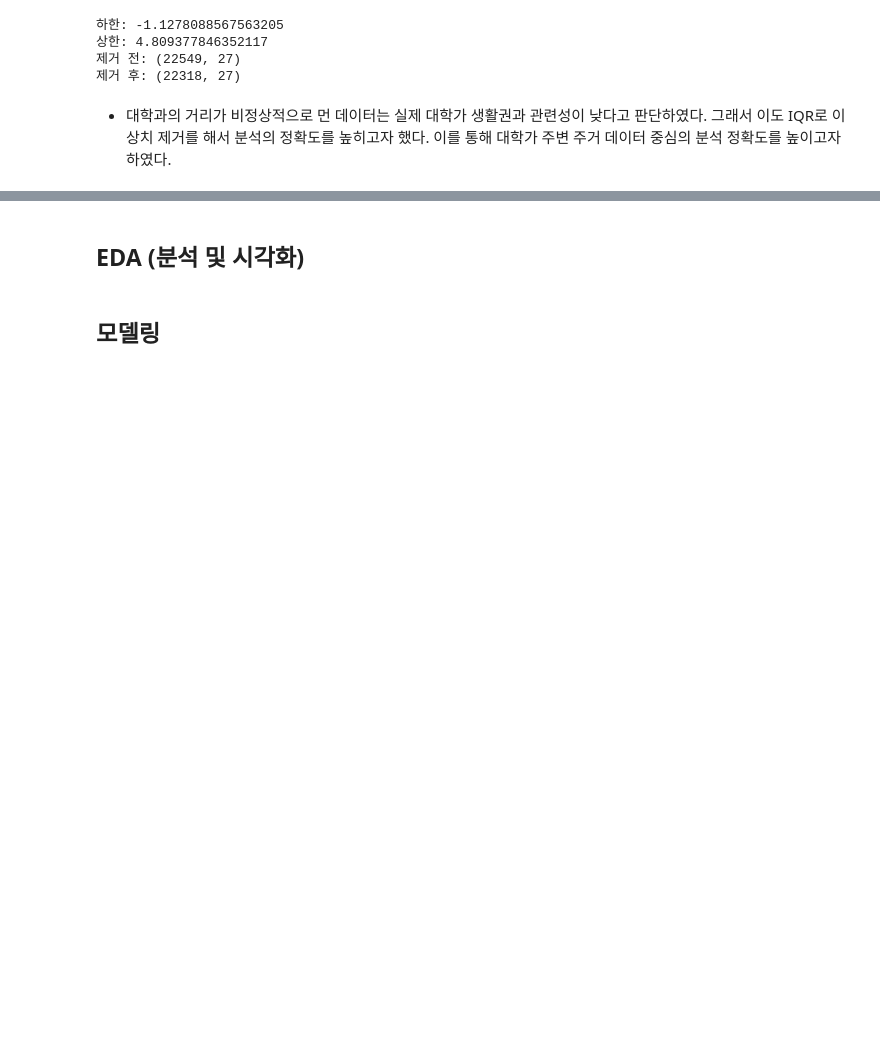
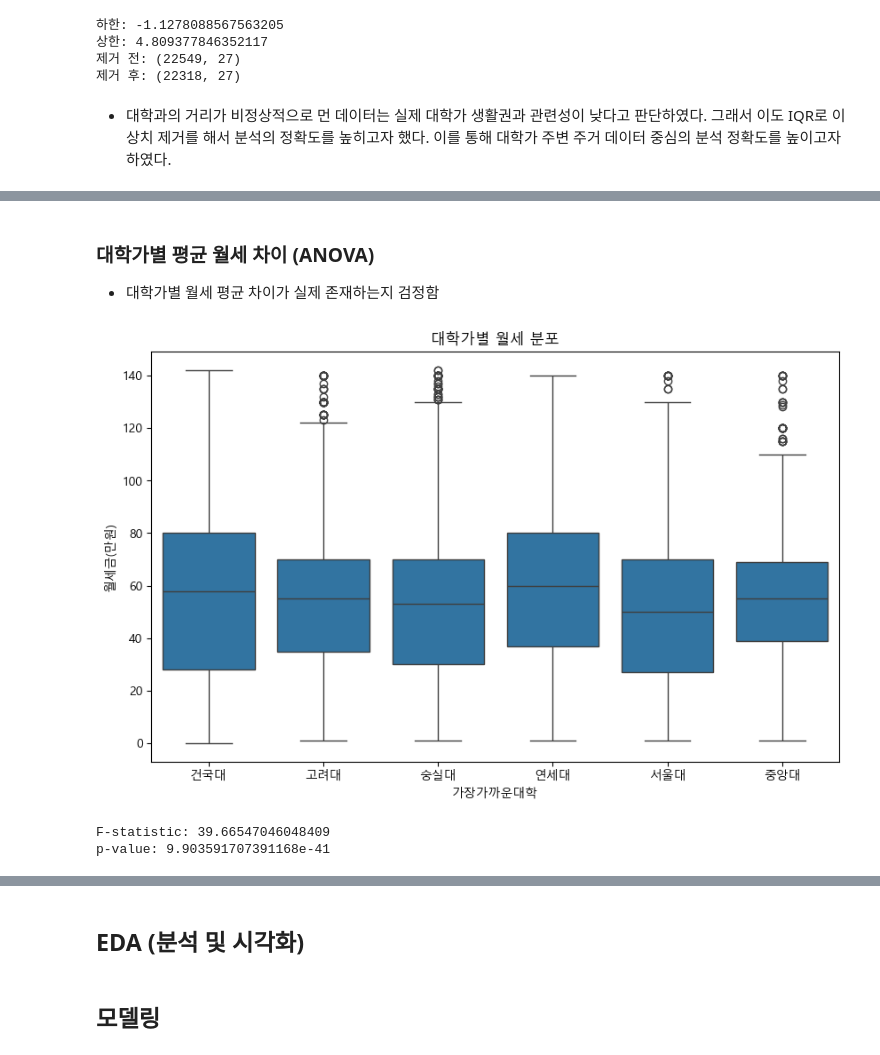
Before and after one commit to dbwofla11/campus-rent-analysis, a Jupyter notebook: 빅데이터분석_프로젝트.ipynb, the cells around one changed output, grey strips where cells are left out. Drawn from its saved outputs; the diff is of its cells as text; code cells hidden in the pictures; blank space fills up the shorter version.

```diff
--- a/빅데이터분석_프로젝트.ipynb
+++ b/빅데이터분석_프로젝트.ipynb
@@ -1193,0 +1205,30 @@ df = pd.read_csv("removed_outlier_univ_distance6.csv") # 거리 계산 , 이상
+# %% [markdown]
+### 대학가별 평균 월세 차이 (ANOVA)
+- 대학가별 월세 평균 차이가 실제 존재하는지 검정함
+# %%
+plt.figure(figsize=(10,6))
+
+sns.boxplot(
+    data=df,
+    x="가장가까운대학",
+    y="월세금(만원)"
+)
+
+plt.title("대학가별 월세 분포")
+
+plt.show()
+# %% [output]
+[figure, added]
+# %%
+groups = [
+    group["월세금(만원)"].values
+    for name, group in df.groupby("가장가까운대학")
+]
+
+f_stat, p_value = stats.f_oneway(*groups)
+
+print("F-statistic:", f_stat)
+print("p-value:", p_value)
+# %% [output]
+F-statistic: 39.66547046048409
+p-value: 9.903591707391168e-41
```
Also changed, not shown: parts of 10 cells of this notebook.
